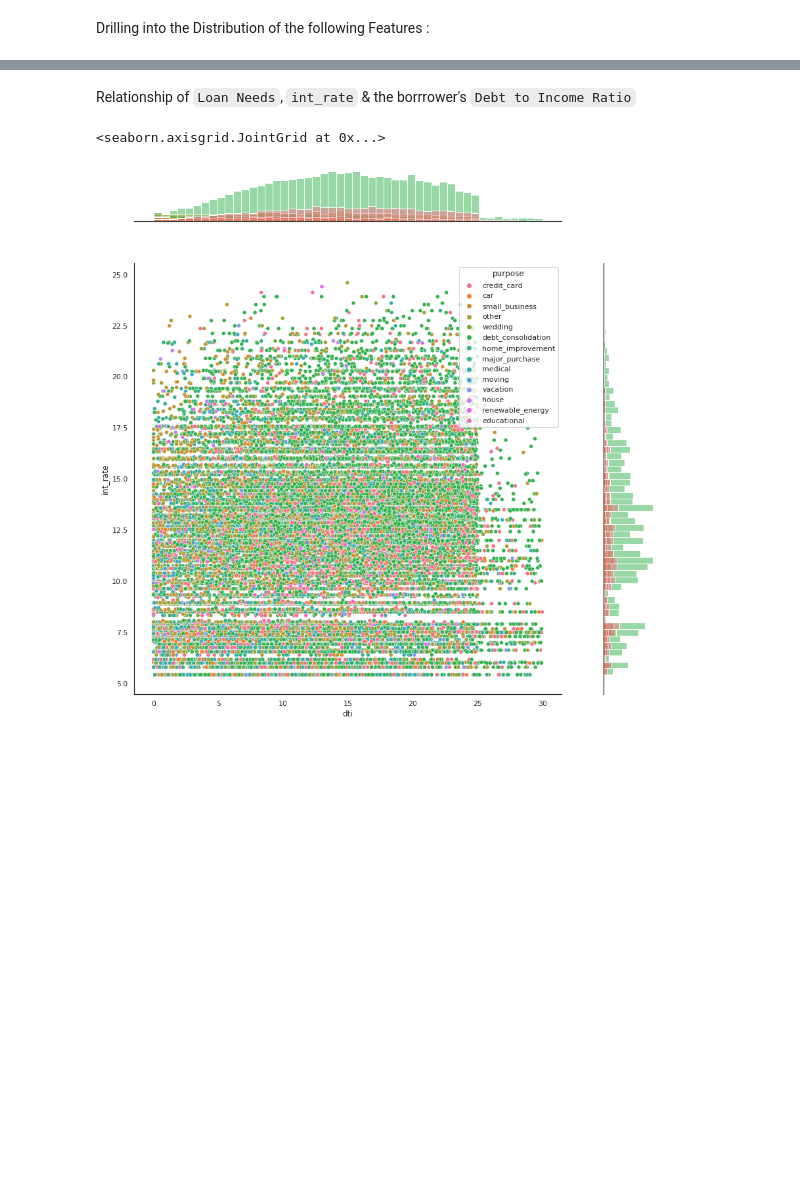
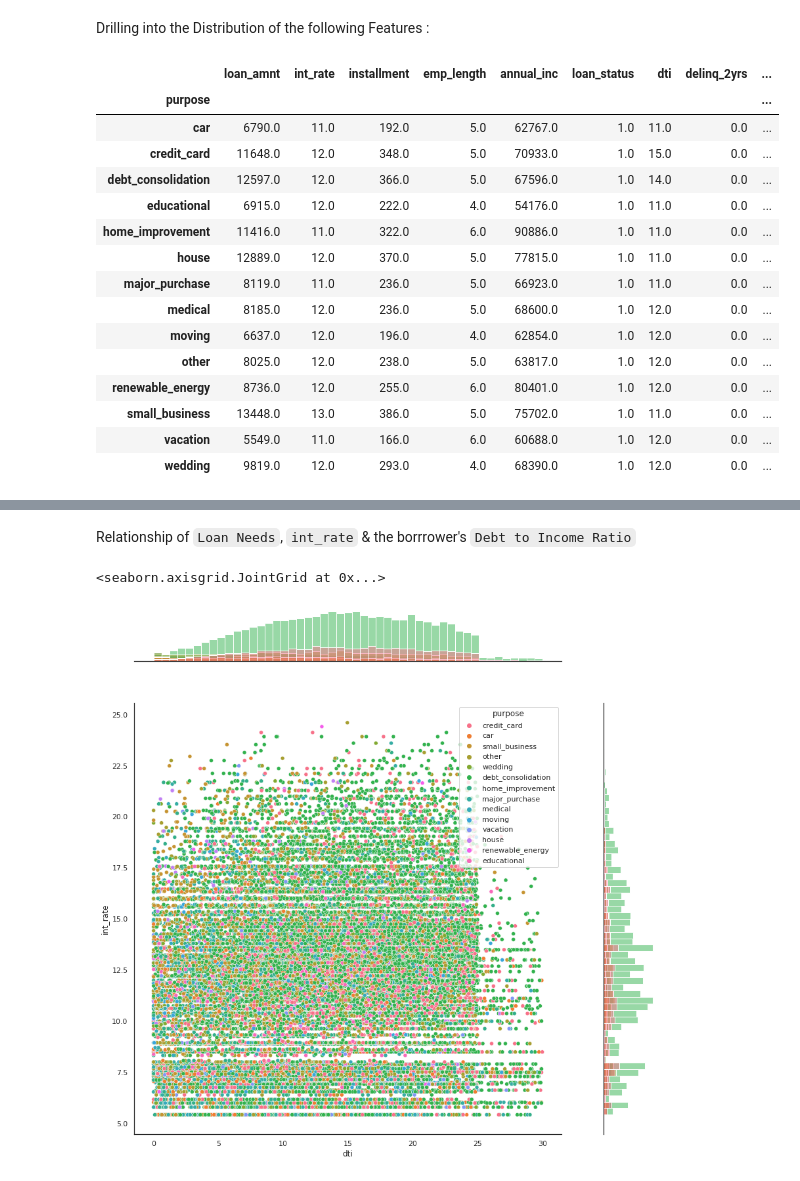
Before and after one commit to kriti-sidram/Credit-Modelling-Using-ML, a Jupyter notebook: Credit_Modelingv2.ipynb, the cells around one changed output, grey strips where cells are left out. Cells and saved outputs as stored; diff of their text form; code cells hidden in the pictures; blank space fills up the shorter version.

```diff
--- a/Credit_Modelingv2.ipynb
+++ b/Credit_Modelingv2.ipynb
@@ -841,3 +841,22 @@ cat_means.reset_index()
 | 13 | wedding | 9818.504367 | 11.812260 | 293.020862 | 3.989083 | 68389.950928 | 0.899563 | 12.304978 | 0.189956 | ... |
 # %% [markdown]
 Drilling into the Distribution of the following Features :
+# %%
+dff.groupby('purpose').mean().round()
+# %% [output]
+|  | loan_amnt | int_rate | installment | emp_length | annual_inc | loan_status | dti | delinq_2yrs | ... |
+| purpose |  |  |  |  |  |  |  |  | ... |
+| car | 6790.0 | 11.0 | 192.0 | 5.0 | 62767.0 | 1.0 | 11.0 | 0.0 | ... |
+| credit_card | 11648.0 | 12.0 | 348.0 | 5.0 | 70933.0 | 1.0 | 15.0 | 0.0 | ... |
+| debt_consolidation | 12597.0 | 12.0 | 366.0 | 5.0 | 67596.0 | 1.0 | 14.0 | 0.0 | ... |
+| educational | 6915.0 | 12.0 | 222.0 | 4.0 | 54176.0 | 1.0 | 11.0 | 0.0 | ... |
+| home_improvement | 11416.0 | 11.0 | 322.0 | 6.0 | 90886.0 | 1.0 | 11.0 | 0.0 | ... |
+| house | 12889.0 | 12.0 | 370.0 | 5.0 | 77815.0 | 1.0 | 11.0 | 0.0 | ... |
+| major_purchase | 8119.0 | 11.0 | 236.0 | 5.0 | 66923.0 | 1.0 | 11.0 | 0.0 | ... |
+| medical | 8185.0 | 12.0 | 236.0 | 5.0 | 68600.0 | 1.0 | 12.0 | 0.0 | ... |
+| moving | 6637.0 | 12.0 | 196.0 | 4.0 | 62854.0 | 1.0 | 12.0 | 0.0 | ... |
+| other | 8025.0 | 12.0 | 238.0 | 5.0 | 63817.0 | 1.0 | 12.0 | 0.0 | ... |
+| renewable_energy | 8736.0 | 12.0 | 255.0 | 6.0 | 80401.0 | 1.0 | 12.0 | 0.0 | ... |
+| small_business | 13448.0 | 13.0 | 386.0 | 5.0 | 75702.0 | 1.0 | 11.0 | 0.0 | ... |
+| vacation | 5549.0 | 11.0 | 166.0 | 6.0 | 60688.0 | 1.0 | 12.0 | 0.0 | ... |
+| wedding | 9819.0 | 12.0 | 293.0 | 4.0 | 68390.0 | 1.0 | 12.0 | 0.0 | ... |
```
Also changed, not shown: parts of 3 cells of this notebook.
